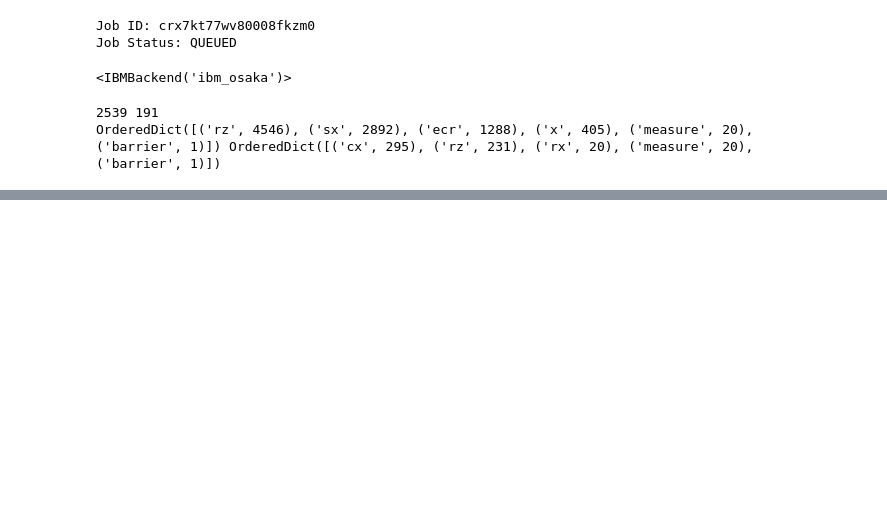
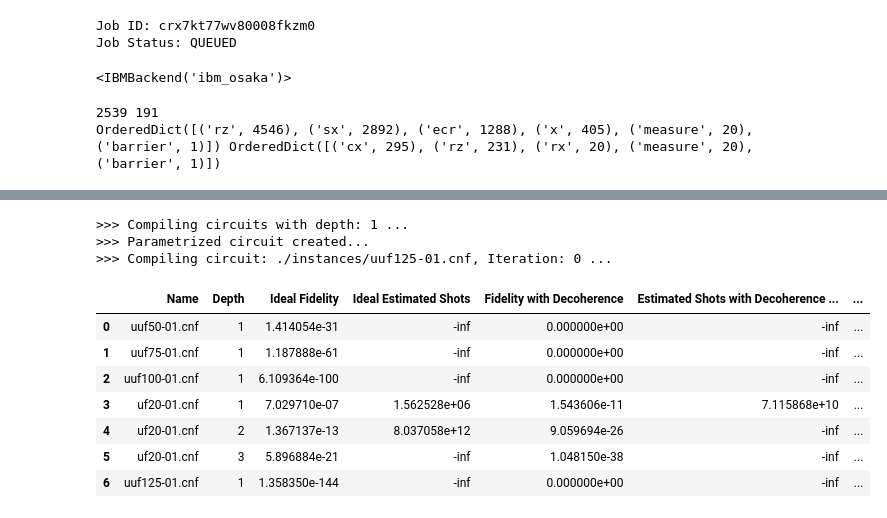
Before and after one commit to oguzcankirmemis/FPQA-MAX3-SAT, a Jupyter notebook: superconducting_experiments.ipynb, the cells around one changed output, grey strips where cells are left out. Drawn from its saved outputs; the diff is of its cells as text; code cells hidden in the pictures; blank space fills up the shorter version.

Commit message:
Add utility for running superconducting experiments and add preliminary results for superconducting

```diff
--- a/superconducting_experiments.ipynb
+++ b/superconducting_experiments.ipynb
@@ -89,0 +205,8 @@ print(calculate_swap_overhead(transpiled_circuit, eagle_circuit))
+# %%
+max_depth = 1
+iterations = 1
+
+for p in range(1, max_depth + 1):
+    print(f">>> Compiling circuits with depth: {p} ...")
+    result = run_experiment("./instances/uuf75-01.cnf", backend, depth=p, iterations=iterations)
+    data_2.append(["uuf75-01.cnf", p] + result + [10])
@@ -89,0 +217,8 @@ print(calculate_swap_overhead(transpiled_circuit, eagle_circuit))
+# %%
+max_depth = 1
+iterations = 1
+
+for p in range(1, max_depth + 1):
+    print(f">>> Compiling circuits with depth: {p} ...")
+    result = run_experiment("./instances/uuf100-01.cnf", backend, depth=p, iterations=iterations)
+    data_2.append(["uuf100-01.cnf", p] + result + [10])
@@ -89,0 +229,8 @@ print(calculate_swap_overhead(transpiled_circuit, eagle_circuit))
+# %%
+max_depth = 3
+iterations = 1
+
+for p in range(1, max_depth + 1):
+    print(f">>> Compiling circuits with depth: {p} ...")
+    result = run_experiment("./instances/uf20-01.cnf", backend, depth=p, iterations=iterations)
+    data_2.append(["uf20-01.cnf", p] + result + [10])
@@ -89,0 +247,27 @@ print(calculate_swap_overhead(transpiled_circuit, eagle_circuit))
+# %%
+max_depth = 1
+iterations = 1
+
+for p in range(1, max_depth + 1):
+    print(f">>> Compiling circuits with depth: {p} ...")
+    result = run_experiment("./instances/uuf125-01.cnf", backend, depth=p, iterations=iterations)
+    data_2.append(["uuf125-01.cnf", p] + result + [10])
+# %% [output]
+>>> Compiling circuits with depth: 1 ...
+>>> Parametrized circuit created...
+>>> Compiling circuit: ./instances/uuf125-01.cnf, Iteration: 0 ...
+# %%
+df_50 = pd.DataFrame(data_2, columns=data_schema_2)
+
+df_50.to_csv("superconducting_results.csv", index=False)
+
+df_50
+# %% [output]
+|  | Name | Depth | Ideal Fidelity | Ideal Estimated Shots | Fidelity with Decoherence | Estimated Shots with Decoherence ... | ... |
+| 0 | uuf50-01.cnf | 1 | 1.414054e-31 | -inf | 0.000000e+00 | -inf | ... |
+| 1 | uuf75-01.cnf | 1 | 1.187888e-61 | -inf | 0.000000e+00 | -inf | ... |
+| 2 | uuf100-01.cnf | 1 | 6.109364e-100 | -inf | 0.000000e+00 | -inf | ... |
+| 3 | uf20-01.cnf | 1 | 7.029710e-07 | 1.562528e+06 | 1.543606e-11 | 7.115868e+10 | ... |
+| 4 | uf20-01.cnf | 2 | 1.367137e-13 | 8.037058e+12 | 9.059694e-26 | -inf | ... |
+| 5 | uf20-01.cnf | 3 | 5.896884e-21 | -inf | 1.048150e-38 | -inf | ... |
+| 6 | uuf125-01.cnf | 1 | 1.358350e-144 | -inf | 0.000000e+00 | -inf | ... |
```
Also changed, not shown: parts of 17 cells of this notebook, 24 other files.
